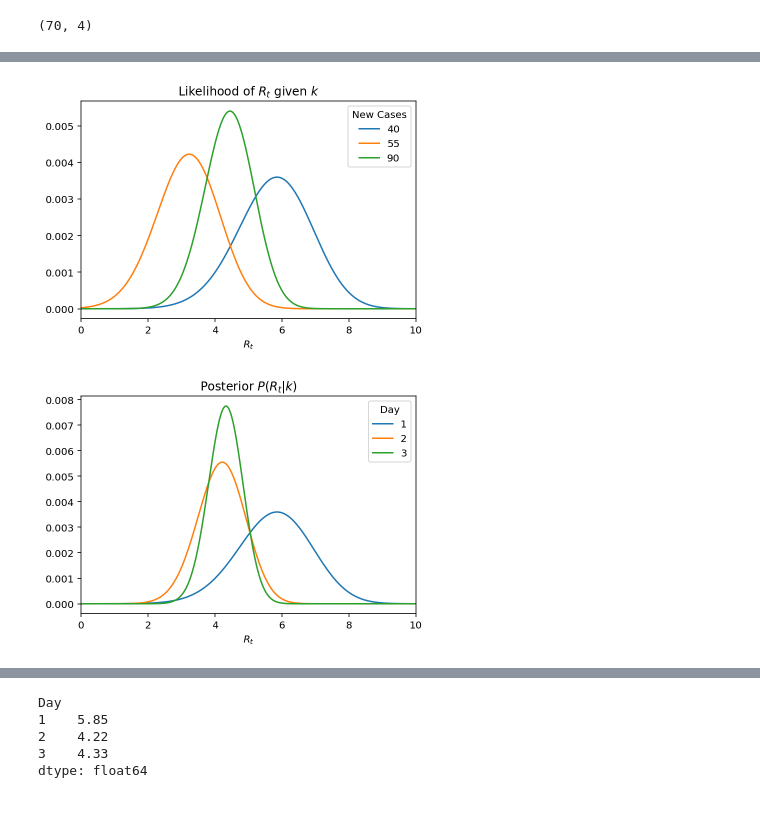
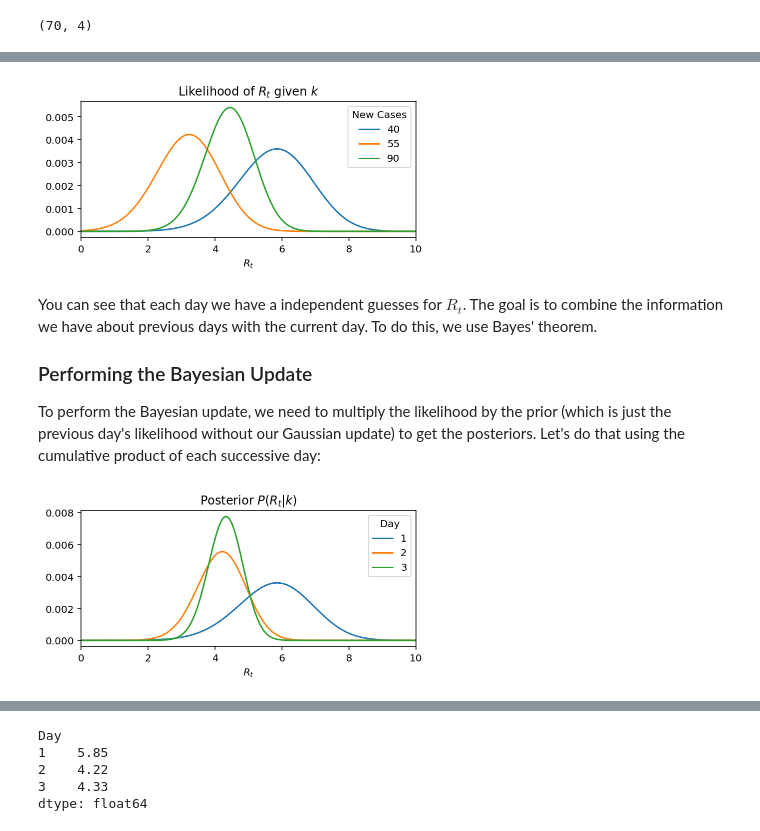
Before and after one commit to mariorz/rtlivemx, a Jupyter notebook: rtlive.ipynb, the cells around one changed output, grey strips where cells are left out. Drawn from its saved outputs; the diff is of its cells as text; code cells hidden in the pictures.

```diff
--- a/rtlive.ipynb
+++ b/rtlive.ipynb
@@ -70,35 +141,42 @@ k = np.array([20, 40, 55, 90])
 
 # We create an array for every possible value of Rt
 R_T_MAX = 12
 r_t_range = np.linspace(0, R_T_MAX, R_T_MAX*100+1)
 
 # Gamma is 1/serial interval
 # https://wwwnc.cdc.gov/eid/article/26/7/20-0282_article
 # https://www.nejm.org/doi/full/10.1056/NEJMoa2001316
 GAMMA = 1/7
 
 # Map Rt into lambda so we can substitute it into the equation below
 # Note that we have N-1 lambdas because on the first day of an outbreak
 # you do not know what to expect.
 lam = k[:-1] * np.exp(GAMMA * (r_t_range[:, None] - 1))
 
 # Evaluate the likelihood on each day and normalize sum of each day to 1.0
 likelihood_r_t = sps.poisson.pmf(k[1:], lam)
 likelihood_r_t /= np.sum(likelihood_r_t, axis=0)
 
 # Plot it
 ax = pd.DataFrame(
     data = likelihood_r_t,
     index = r_t_range
 ).plot(
     title='Likelihood of $R_t$ given $k$',
-    xlim=(0,10)
+    xlim=(0,10),
+    figsize=(6,2.5)
 )
 
 ax.legend(labels=k[1:], title='New Cases')
 ax.set_xlabel('$R_t$');
 # %% [output]
-[figure, old version]
+[figure, new version]
+# %% [markdown]
+You can see that each day we have a independent guesses for $R_t$. The goal is to combine the information we have about previous days with the current day. To do this, we use Bayes' theorem.
+
+### Performing the Bayesian Update
+
+To perform the Bayesian update, we need to multiply the likelihood by the prior (which is just the previous day's likelihood without our Gaussian update) to get the posteriors. Let's do that using the cumulative product of each successive day:
 # %%
 posteriors = likelihood_r_t.cumprod(axis=1)
 posteriors = posteriors / np.sum(posteriors, axis=0)
@@ -111,9 +189,10 @@ posteriors = pd.DataFrame(
 
 ax = posteriors.plot(
     title='Posterior $P(R_t|k)$',
-    xlim=(0,10)
+    xlim=(0,10),
+    figsize=(6,2.5)
 )
 ax.legend(title='Day')
 ax.set_xlabel('$R_t$');
 # %% [output]
-[figure, old version]
+[figure, new version]
```
Also changed, not shown: parts of 44 cells of this notebook, 2 other files.
